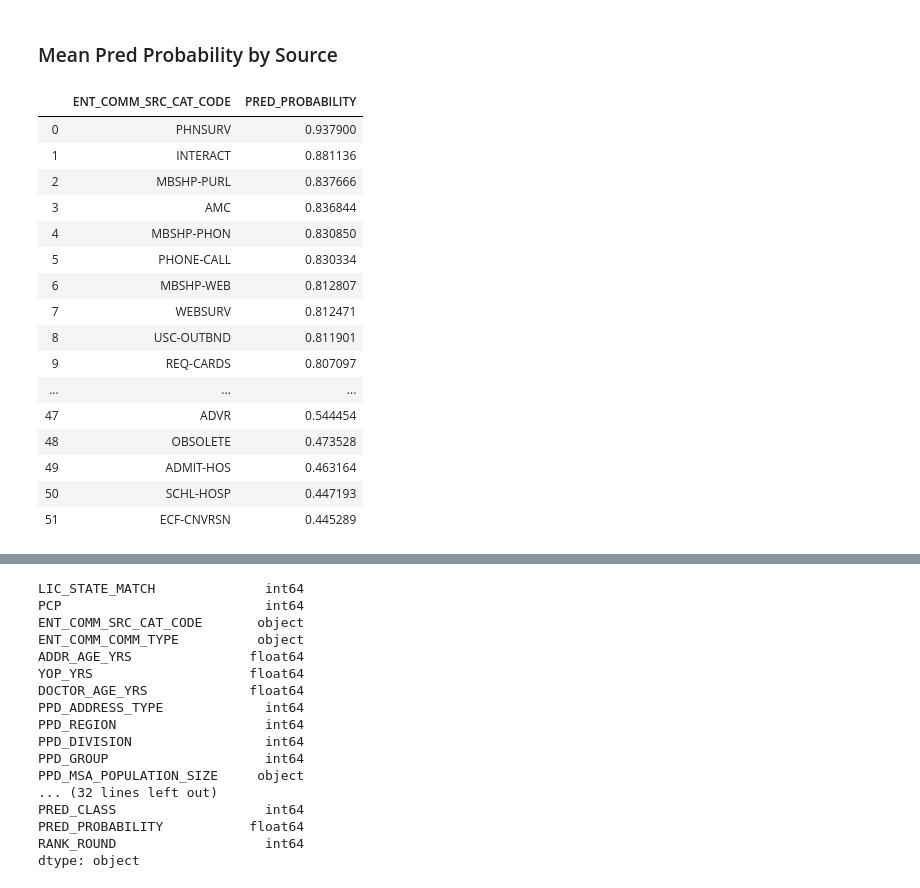
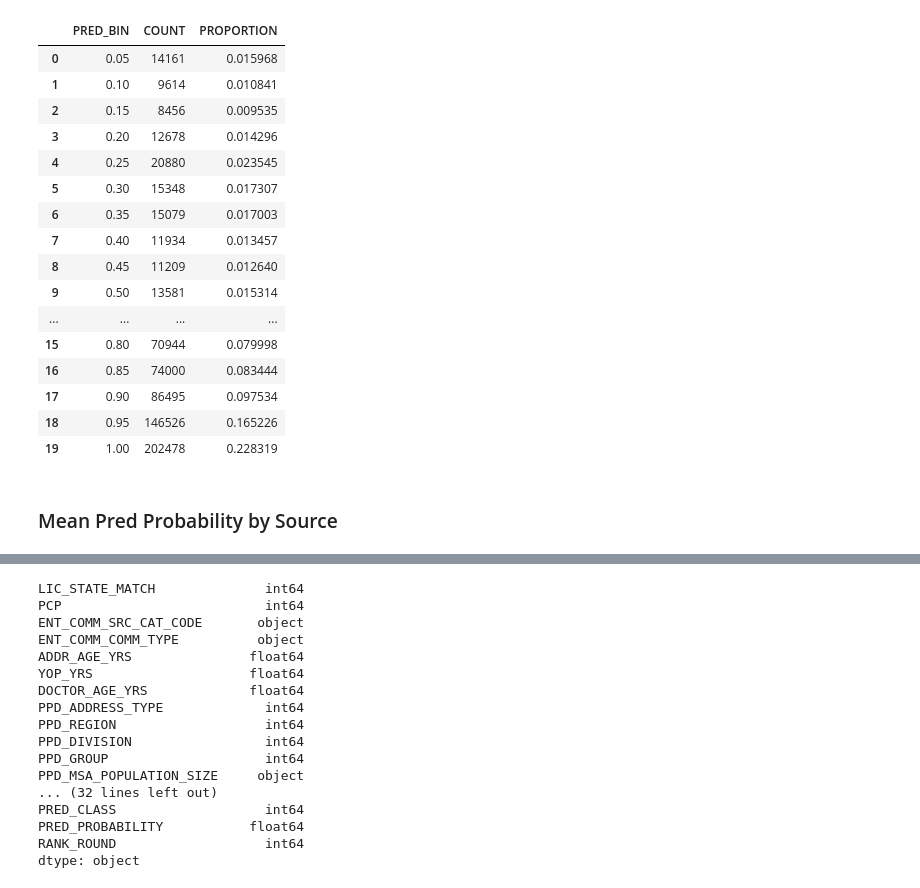
Before and after one commit to AMADataLabs/Core, a Jupyter notebook: Sandbox/PoloRankModel/ScoreAnalysis.ipynb, the cells around one changed output, grey strips where cells are left out. Saved outputs shown, nothing was run; the diff lists cells and outputs as text; code cells hidden in the pictures.

```diff
--- a/Sandbox/PoloRankModel/ScoreAnalysis.ipynb
+++ b/Sandbox/PoloRankModel/ScoreAnalysis.ipynb
@@ -31,0 +52,3 @@ plt.hist(df['PRED_PROBABILITY'], bins=20)
+# %%
+hist_df = df.groupby(['PPD_ME', 'ENT_COMM_COMM_ID'])['PRED_PROBABILITY'].mean().reset_index()
+hist_df.head()
@@ -31,0 +64,5 @@ plt.hist(df['PRED_PROBABILITY'], bins=20)
+# %%
+hist_df['PRED_BIN'] = hist_df['PRED_PROBABILITY'].apply(lambda x: floor(x/.05)*.05 + .05)
+# %%
+hist = hist_df.groupby('PRED_BIN').size().reset_index().rename(columns={0:'COUNT'})
+hist
@@ -31,0 +87,21 @@ plt.hist(df['PRED_PROBABILITY'], bins=20)
+# %%
+hist['PROPORTION'] = hist['COUNT'] / hist['COUNT'].sum()
+hist
+# %% [output]
+|  | PRED_BIN | COUNT | PROPORTION |
+| 0 | 0.05 | 14161 | 0.015968 |
+| 1 | 0.10 | 9614 | 0.010841 |
+| 2 | 0.15 | 8456 | 0.009535 |
+| 3 | 0.20 | 12678 | 0.014296 |
+| 4 | 0.25 | 20880 | 0.023545 |
+| 5 | 0.30 | 15348 | 0.017307 |
+| 6 | 0.35 | 15079 | 0.017003 |
+| 7 | 0.40 | 11934 | 0.013457 |
+| 8 | 0.45 | 11209 | 0.012640 |
+| 9 | 0.50 | 13581 | 0.015314 |
+| ... | ... | ... | ... |
+| 15 | 0.80 | 70944 | 0.079998 |
+| 16 | 0.85 | 74000 | 0.083444 |
+| 17 | 0.90 | 86495 | 0.097534 |
+| 18 | 0.95 | 146526 | 0.165226 |
+| 19 | 1.00 | 202478 | 0.228319 |
@@ -32,23 +110,2 @@ plt.hist(df['PRED_PROBABILITY'], bins=20)
 # %% [markdown]
 ### Mean Pred Probability by Source
-# %%
-df.groupby('ENT_COMM_SRC_CAT_CODE')['PRED_PROBABILITY'].mean().reset_index().sort_values(by='PRED_PROBABILITY',
-                                                                                         ascending=False).reset_index(drop=True)
-# %% [output]
-|  | ENT_COMM_SRC_CAT_CODE | PRED_PROBABILITY |
-| 0 | PHNSURV | 0.937900 |
-| 1 | INTERACT | 0.881136 |
-| 2 | MBSHP-PURL | 0.837666 |
-| 3 | AMC | 0.836844 |
-| 4 | MBSHP-PHON | 0.830850 |
-| 5 | PHONE-CALL | 0.830334 |
-| 6 | MBSHP-WEB | 0.812807 |
-| 7 | WEBSURV | 0.812471 |
-| 8 | USC-OUTBND | 0.811901 |
-| 9 | REQ-CARDS | 0.807097 |
-| ... | ... | ... |
-| 47 | ADVR | 0.544454 |
-| 48 | OBSOLETE | 0.473528 |
-| 49 | ADMIT-HOS | 0.463164 |
-| 50 | SCHL-HOSP | 0.447193 |
-| 51 | ECF-CNVRSN | 0.445289 |
```
Also changed, not shown: parts of 32 cells of this notebook, 4 other files.
